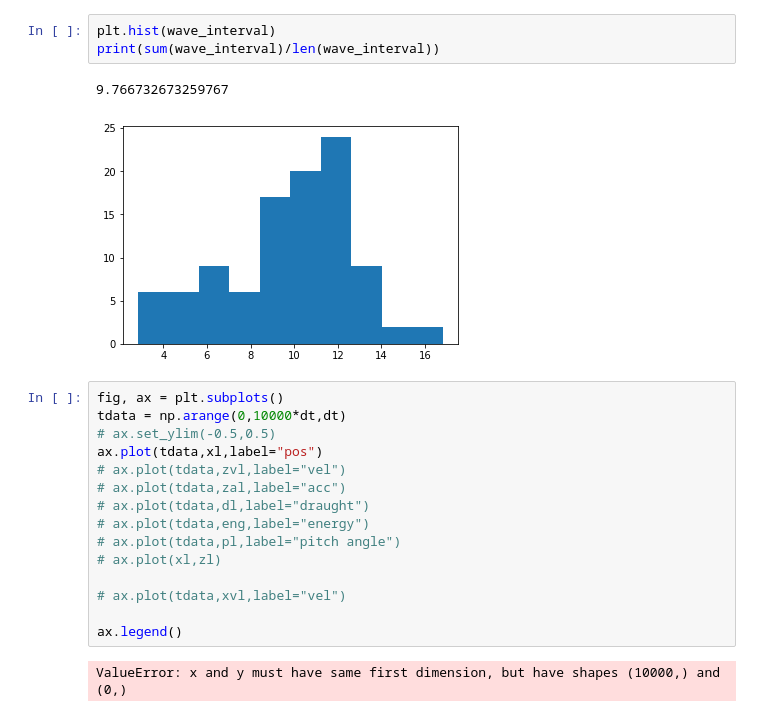
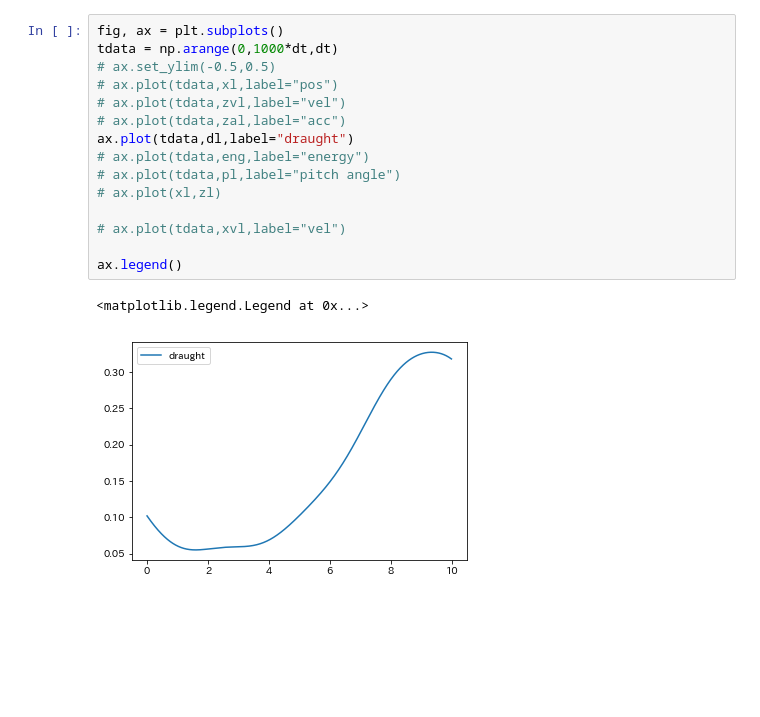
Before and after one commit to shiokoala/soturon, a Jupyter notebook: ship_rao copy 2.ipynb, the cells around one changed output. Cells and saved outputs as stored; diff of their text form; blank space fills up the shorter version.

```diff
--- a/ship_rao copy 2.ipynb
+++ b/ship_rao copy 2.ipynb
@@ -313,26 +70,21 @@ print(sum(sorted_wave_heights))
-# %%
-plt.hist(wave_interval)
-print(sum(wave_interval)/len(wave_interval))
-# %% [output]
-9.766732673259767
-[figure, removed]
 # %%
 fig, ax = plt.subplots()
-tdata = np.arange(0,10000*dt,dt)
+tdata = np.arange(0,1000*dt,dt)
 # ax.set_ylim(-0.5,0.5)
-ax.plot(tdata,xl,label="pos")
+# ax.plot(tdata,xl,label="pos")
 # ax.plot(tdata,zvl,label="vel")
 # ax.plot(tdata,zal,label="acc")
-# ax.plot(tdata,dl,label="draught")
+ax.plot(tdata,dl,label="draught")
 # ax.plot(tdata,eng,label="energy")
 # ax.plot(tdata,pl,label="pitch angle")
 # ax.plot(xl,zl)
 
 # ax.plot(tdata,xvl,label="vel")
 
 ax.legend()
 # %% [output]
-ValueError: x and y must have same first dimension, but have shapes (10000,) and (0,)
+<matplotlib.legend.Legend at 0x...>
+[figure, added]
 # %%
 fig, (ax1, ax2, ax3, ax4) = plt.subplots(nrows=4,figsize=(10,10))
 
```
Also changed, not shown: parts of 18 cells of this notebook, 7 other files.
